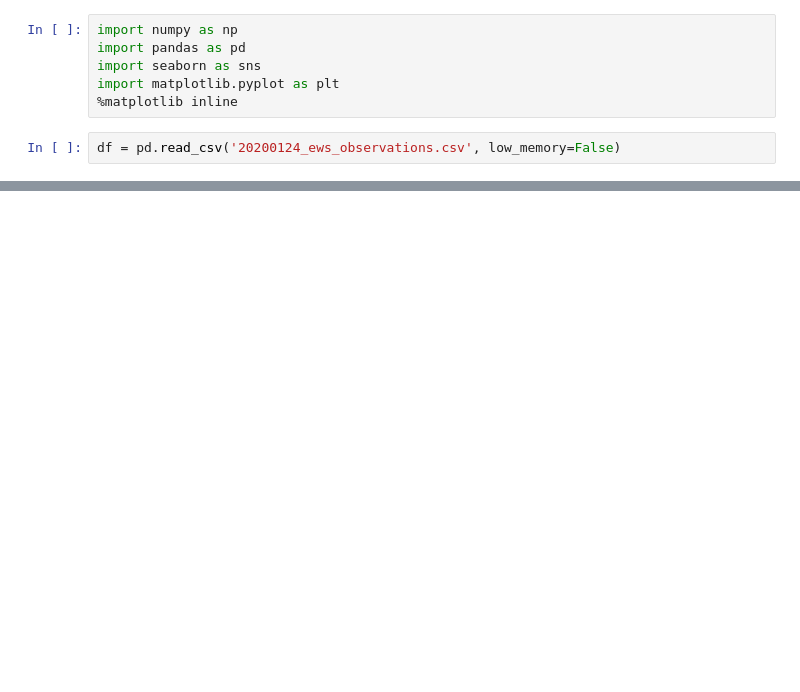
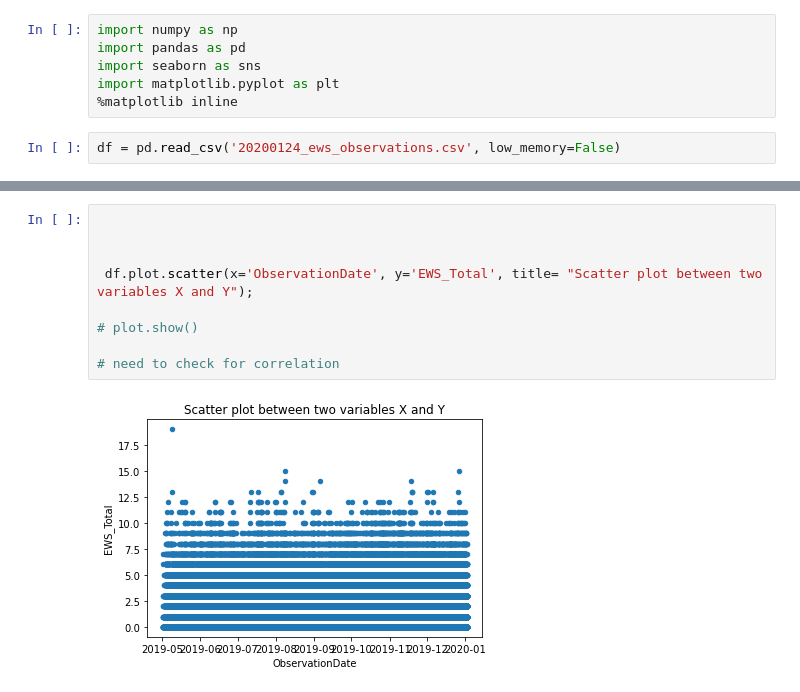
Before and after one commit to maryelo/Arinti---EWS-score---Project-, a Jupyter notebook: ews_score.ipynb, the cells around one changed output, grey strips where cells are left out. Cells and saved outputs as stored; diff of their text form; blank space fills up the shorter version.

```diff
--- a/ews_score.ipynb
+++ b/ews_score.ipynb
@@ -112,0 +148,11 @@ memory usage: 23.6+ MB
+# %%
+
+
+
+ df.plot.scatter(x='ObservationDate', y='EWS_Total', title= "Scatter plot between two variables X and Y");
+
+# plot.show()
+
+# need to check for correlation
+# %% [output]
+[figure, added]
```
Also changed, not shown: parts of 42 cells of this notebook.
